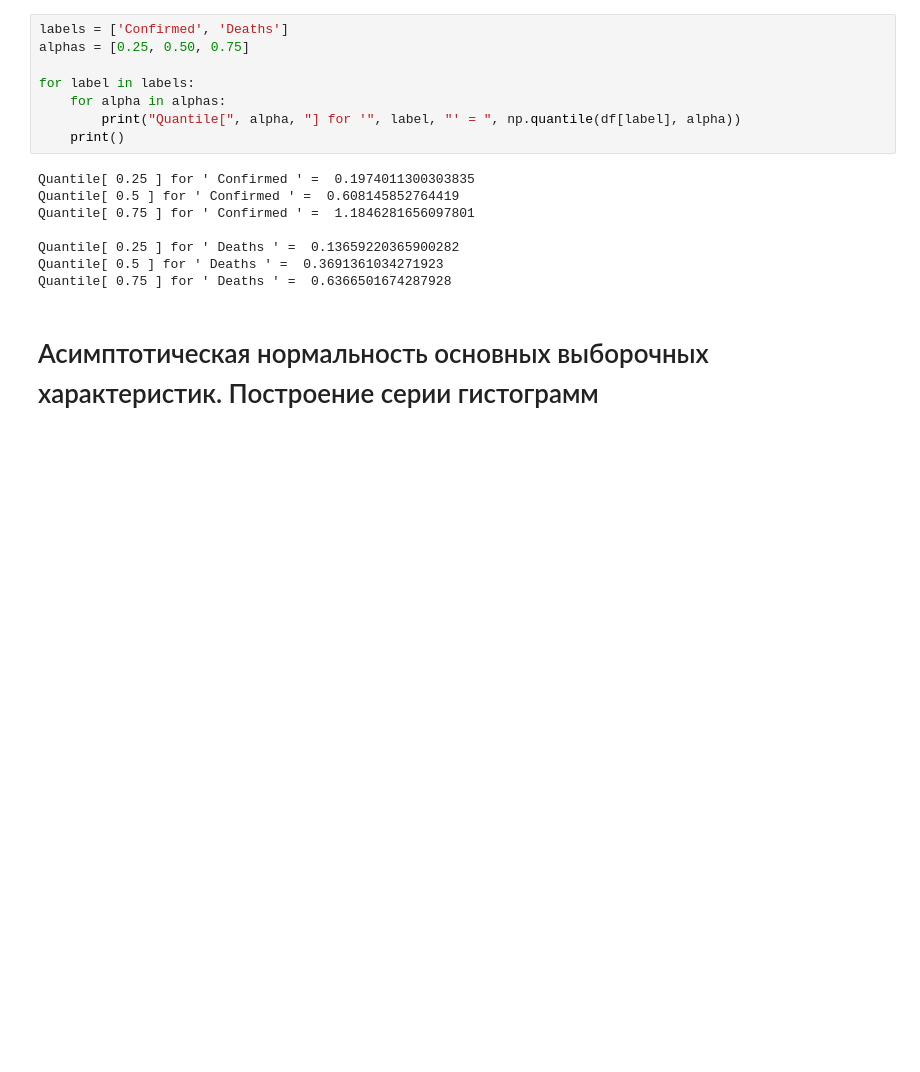
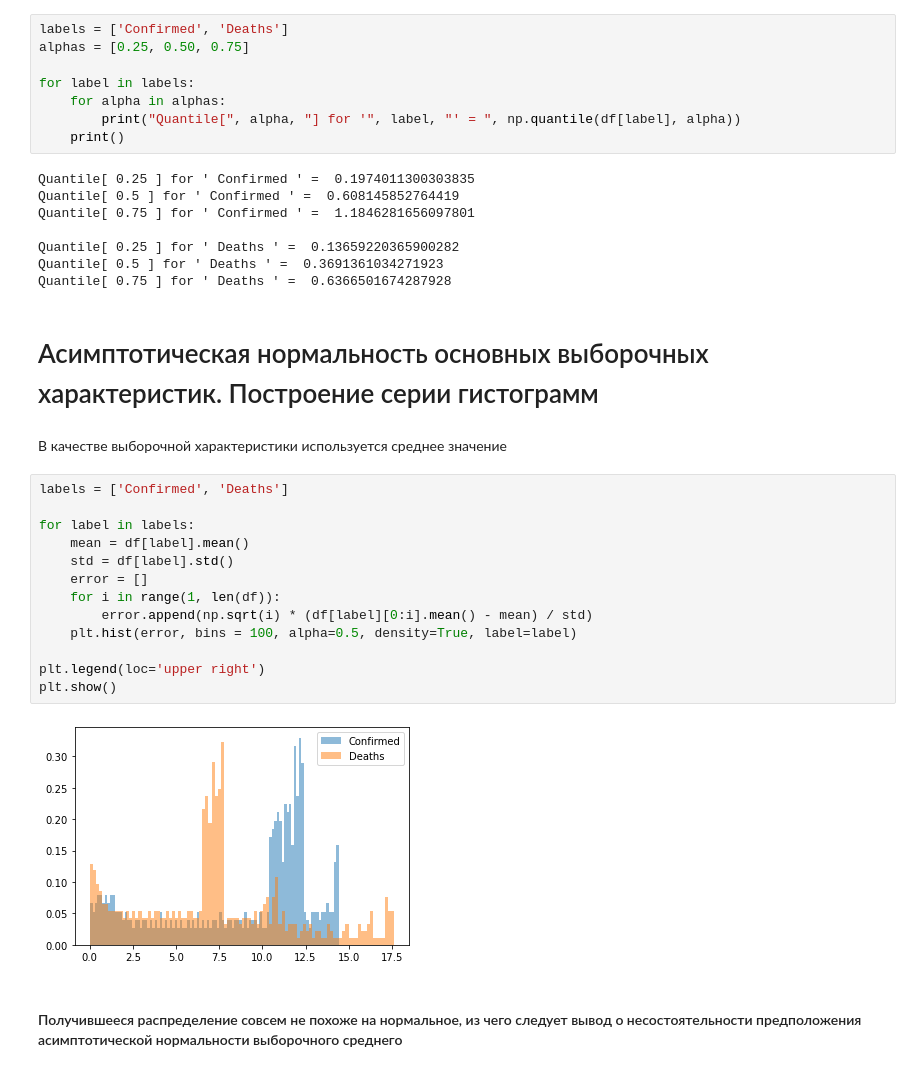
Before and after one commit to lantalex/cmf_statistics, a Jupyter notebook: week-1.ipynb, the cells around one changed output. Cells and saved outputs as stored; diff of their text form; blank space fills up the shorter version.

Commit message:
Adding mean estimation

```diff
--- a/week-1.ipynb
+++ b/week-1.ipynb
@@ -353,3 +353,22 @@ Quantile[ 0.5 ] for ' Deaths ' =  0.3691361034271923
 Quantile[ 0.75 ] for ' Deaths ' =  0.6366501674287928
 # %% [markdown]
 # Асимптотическая нормальность основных выборочных характеристик. Построение серии гистограмм
+# %% [markdown]
+В качестве выборочной характеристики используется среднее значение
+# %%
+labels = ['Confirmed', 'Deaths']
+
+for label in labels:
+    mean = df[label].mean()
+    std = df[label].std()
+    error = []
+    for i in range(1, len(df)):
+        error.append(np.sqrt(i) * (df[label][0:i].mean() - mean) / std)
+    plt.hist(error, bins = 100, alpha=0.5, density=True, label=label)
+
+plt.legend(loc='upper right')
+plt.show()
+# %% [output]
+[figure, added]
+# %% [markdown]
+#### Получившееся распределение совсем не похоже на нормальное, из чего следует вывод о несостоятельности предположения асимптотической нормальности выборочного среднего
```
